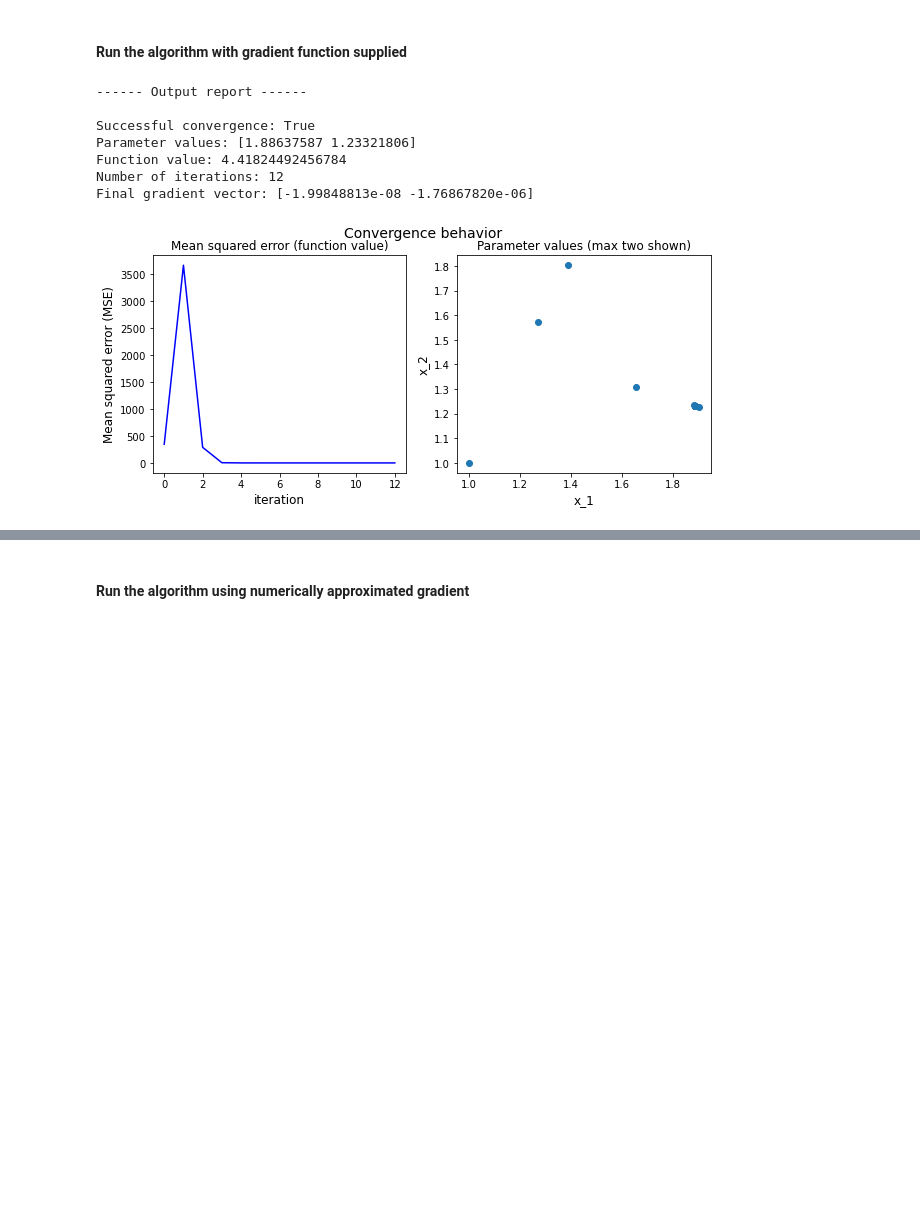
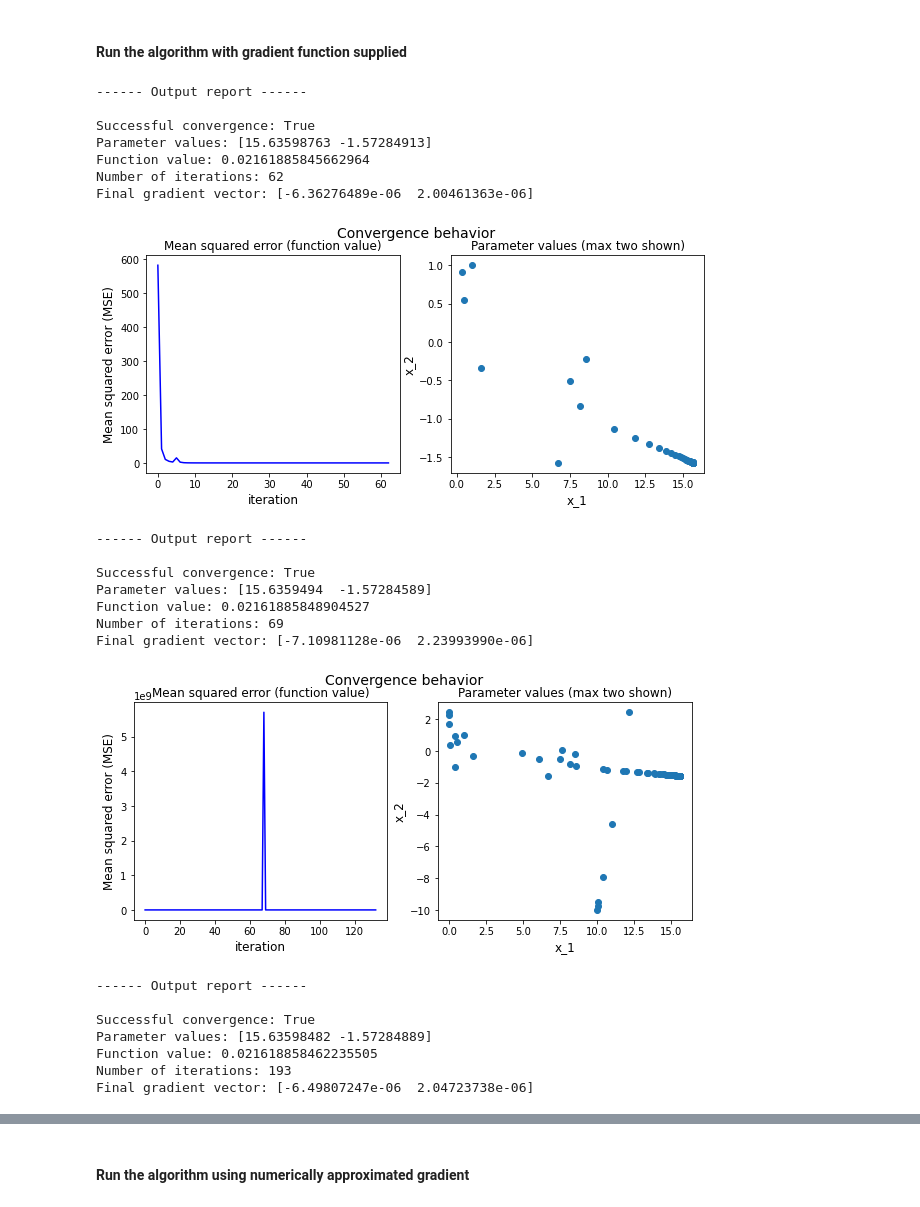
Before and after one commit to MattiasHolmstrom/Optimization-assignments, a Jupyter notebook: levenberg_marquardt_demo.ipynb, the cells around one changed output, grey strips where cells are left out. Cells and saved outputs as stored; diff of their text form; code cells hidden in the pictures; blank space fills up the shorter version.

Commit message:
x_k list for convergence

```diff
--- a/levenberg_marquardt_demo.ipynb
+++ b/levenberg_marquardt_demo.ipynb
@@ -74,26 +74,47 @@ def test_gradient_1(x_k):
 # %%
 # Initialize optimizer WITH gradient argument
 optimizer_1 = LevenbergMarquardt(
     func=test_function_1,
     #grad=test_gradient_1,
     tol=1e-5,
     lambda_=1,
     alpha=1,
     max_iter=1000,
     plot_conv=True,
 )
 
 # Set initial parameter values
 x0 = np.array([1., 1])
 
 # Run optimizer
 x_k, mse, y_diff = optimizer_1.minimize(x0)
+
+
+x_k_list = [np.array([10., -10]), np.array([20., -20])]
+
+for x0 in x_k_list:
+    x_k, mse, y_diff = optimizer_1.minimize(x0)
 # %% [output]
 ------ Output report ------
 
 Successful convergence: True
-Parameter values: [1.88637587 1.23321806]
-Function value: 4.41824492456784
-Number of iterations: 12
-Final gradient vector: [-1.99848813e-08 -1.76867820e-06]
+Parameter values: [15.63598763 -1.57284913]
+Function value: 0.02161885845662964
+Number of iterations: 62
+Final gradient vector: [-6.36276489e-06  2.00461363e-06]
-[figure, old version]
+[figure, new version]
+------ Output report ------
+
+Successful convergence: True
+Parameter values: [15.6359494  -1.57284589]
+Function value: 0.02161885848904527
+Number of iterations: 69
+Final gradient vector: [-7.10981128e-06  2.23993990e-06]
+[figure, added]
+------ Output report ------
+
+Successful convergence: True
+Parameter values: [15.63598482 -1.57284889]
+Function value: 0.021618858462235505
+Number of iterations: 193
+Final gradient vector: [-6.49807247e-06  2.04723738e-06]
```
Also changed, not shown: parts of 4 cells of this notebook.
